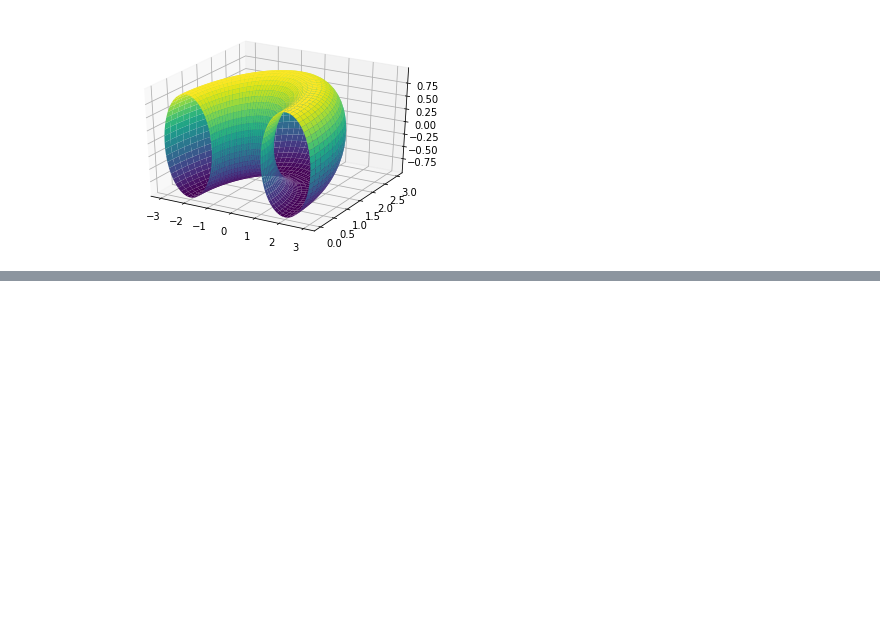
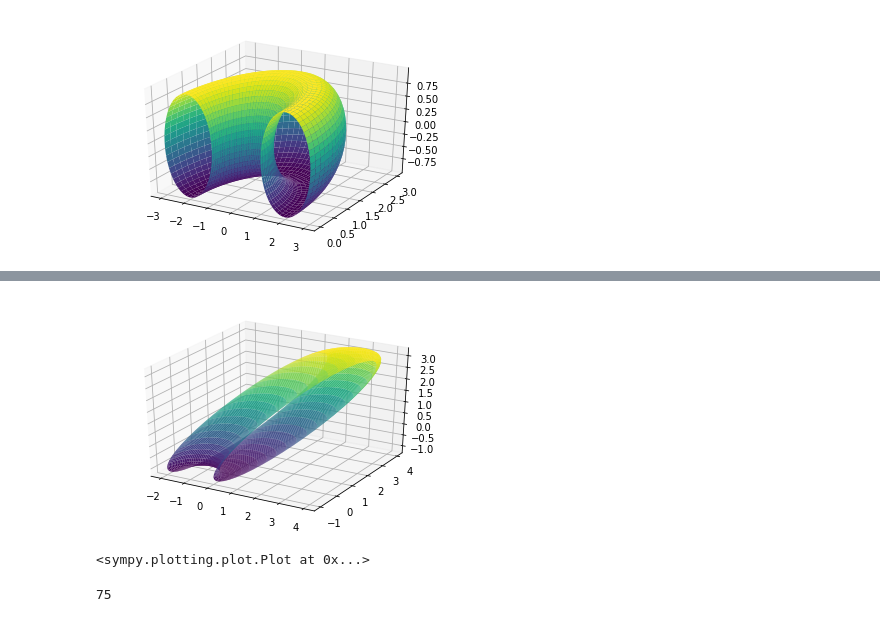
Before and after one commit to mattConn/mathematical-programming, a Jupyter notebook: notebooks/torus-plot.ipynb, the cells around one changed output, grey strips where cells are left out. Saved outputs shown, nothing was run; the diff lists cells and outputs as text; code cells hidden in the pictures; blank space fills up the shorter version.

```diff
--- a/notebooks/torus-plot.ipynb
+++ b/notebooks/torus-plot.ipynb
@@ -17,0 +36,18 @@ p = plot3d_parametric_surface(r(v)*cos(u),r(v)*sin(u),b*sin(v), (u, 0, pi), (v,
+# %%
+plot3d_parametric_surface( s(v)+cos(u),s(v)+sin(u),sin(v)+s(v), (u, 0, pi), (v, -pi, pi))
+# %% [output]
+[figure, added]
+<sympy.plotting.plot.Plot at 0x...>
+# %%
+def getDiff(f,n=1):
+    result = lambdify(u, diff(f(u),u))
+    for i in range(1,n):
+        result = getDiff(result,i)
+    return result
+
+def g(x):
+    return x**3
+
+getDiff(g)(5)
+# %% [output]
+75
```
Also changed, not shown: parts of 3 cells of this notebook, 1 other file.
